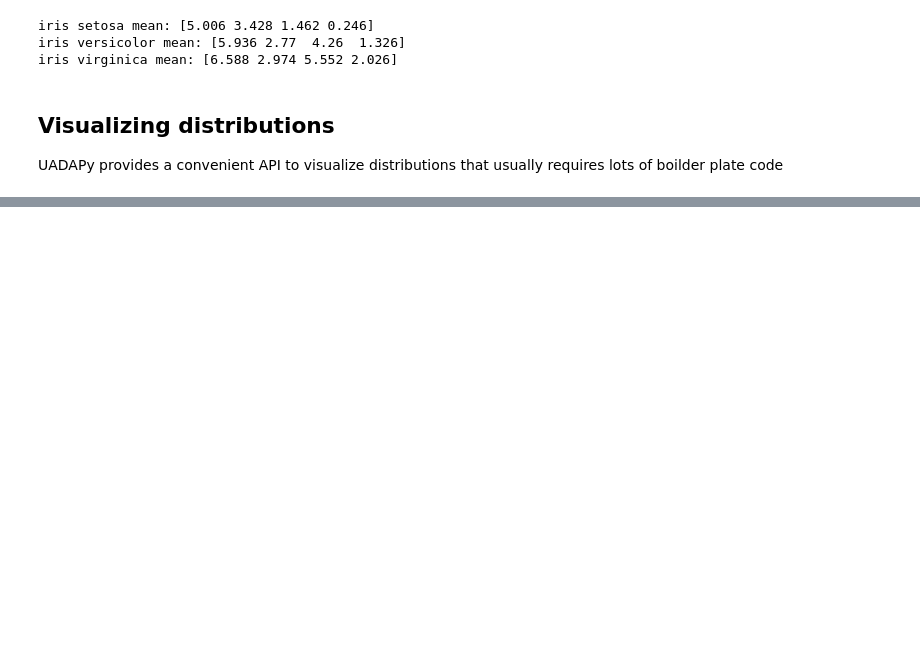
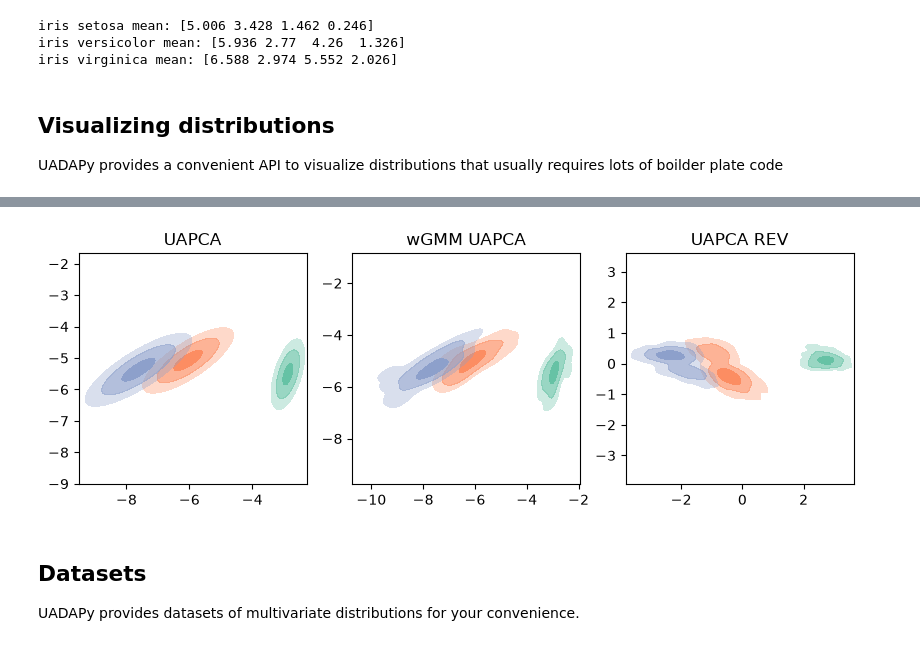
Before and after one commit to UniStuttgart-VISUS/uadapy, a Jupyter notebook: examples/demo.ipynb, the cells around one changed output, grey strips where cells are left out. Saved outputs shown, nothing was run; the diff lists cells and outputs as text; code cells hidden in the pictures; blank space fills up the shorter version.

```diff
--- a/examples/demo.ipynb
+++ b/examples/demo.ipynb
@@ -73,0 +85,33 @@ fig;
+# %%
+from uadapy.dr import uapca, uapca_revisited, vipurpca, wgmm_uapca, uamds
+from uadapy.distributions import gmm_from_kde
+
+# computing uncertainty-aware PCA
+uapca_projections = uapca(dists, n_dims=2)
+
+# computing weighted gaussian mixture model uaPCA
+# for this we transform KDE to GMM
+gmms = [Distribution(gmm_from_kde(d.kde)) for d in dists]
+wgmm_projections = wgmm_uapca(gmms, n_dims=2)
+
+# computing uncertainty-aware PCA REVISITED
+# this technique yields samples from which we can estimate distributions
+projected_samples = uapca_revisited(dists, n_dims=2, n_samples=1000)
+uapca_r_projections = [Distribution(s) for s in projected_samples]
+
+fig, axs = plt.subplots(1,3, figsize=(10,3))
+axs[0].set_title('UAPCA')
+plots_2d.plot_contour_bands(uapca_projections, fig=fig, axs=axs[0])
+axs[1].set_title('wGMM UAPCA')
+plots_2d.plot_contour_bands(wgmm_projections, fig=fig, axs=axs[1])
+axs[2].set_title('UAPCA REV')
+plots_2d.plot_contour_bands(uapca_r_projections, fig=fig, axs=axs[2])
+for ax in axs:
+    ax.set_aspect('equal', adjustable='datalim')
+fig;
+# %% [output]
+[figure, added]
+# %% [markdown]
+## Datasets
+
+UADAPy provides datasets of multivariate distributions for your convenience.
```
Also changed, not shown: parts of 7 cells of this notebook.
